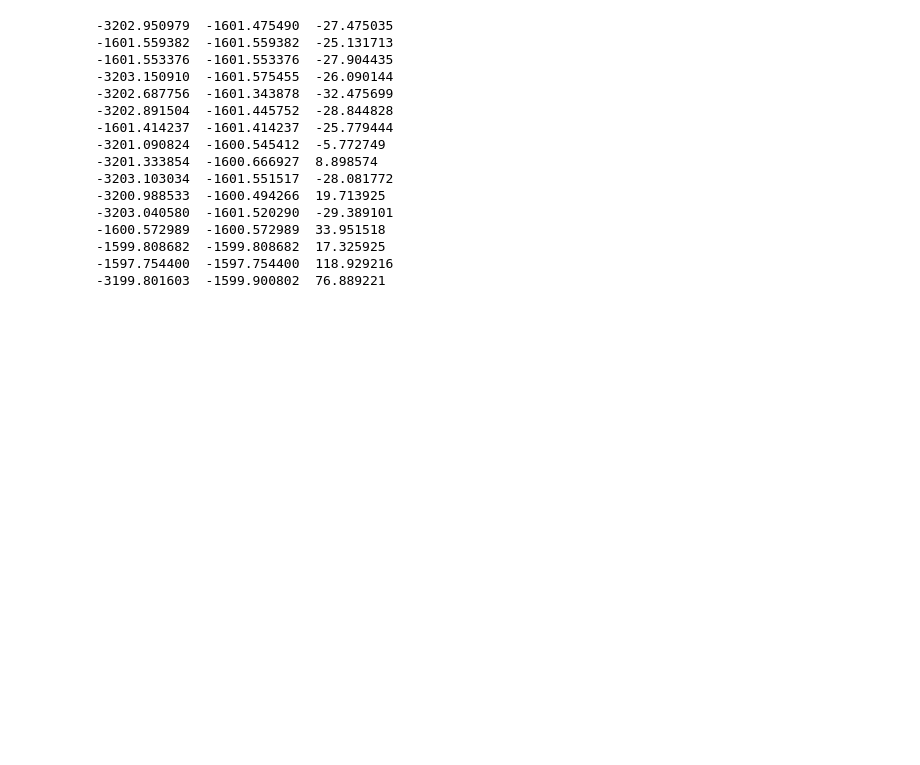
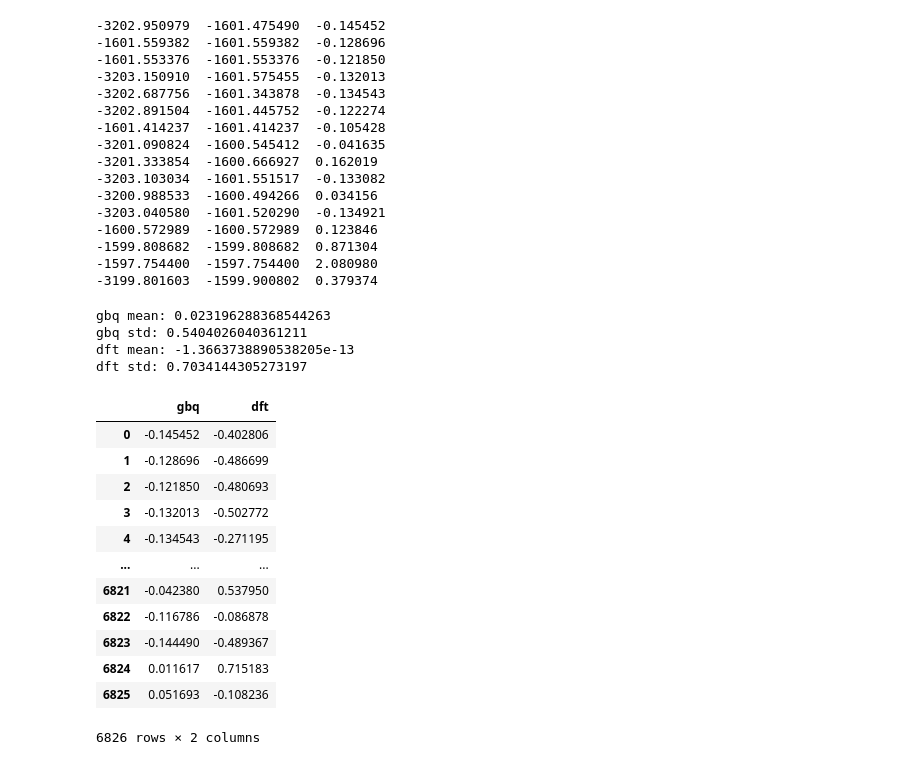
Before and after one commit to ortengren/as_mc, a Jupyter notebook: notebooks/cacelli_vs_dft.ipynb, the cells around one changed output. Drawn from its saved outputs; the diff is of its cells as text; code cells hidden in the pictures; blank space fills up the shorter version.

```diff
--- a/notebooks/cacelli_vs_dft.ipynb
+++ b/notebooks/cacelli_vs_dft.ipynb
@@ -20,23 +20,55 @@ gbq_energies.tofile("../data/gbq_energies.npy")
 en_frames = ase.io.read("../data/xyz_files/ellipsoids_with_axes_and_energies.xyz", ":")
 # %%
 for i, frame in enumerate(en_frames):
-    print(f"{frame.get_total_energy():.6f}  {(frame.info["energy_pa"] * 12):.6f}  {(gbq_energies[i] / len(frame)):.6f}")
+    print(f"{frame.get_total_energy():.6f}  {(frame.info["energy_pa"] * 12):.6f}  {(gbq_energies[i] / len(frames[i])):.6f}")
     if i >= 15:
         break
 # %% [output]
--3202.950979  -1601.475490  -27.475035
--1601.559382  -1601.559382  -25.131713
--1601.553376  -1601.553376  -27.904435
--3203.150910  -1601.575455  -26.090144
--3202.687756  -1601.343878  -32.475699
--3202.891504  -1601.445752  -28.844828
--1601.414237  -1601.414237  -25.779444
--3201.090824  -1600.545412  -5.772749
--3201.333854  -1600.666927  8.898574
--3203.103034  -1601.551517  -28.081772
--3200.988533  -1600.494266  19.713925
--3203.040580  -1601.520290  -29.389101
--1600.572989  -1600.572989  33.951518
--1599.808682  -1599.808682  17.325925
--1597.754400  -1597.754400  118.929216
--3199.801603  -1599.900802  76.889221
+-3202.950979  -1601.475490  -0.145452
+-1601.559382  -1601.559382  -0.128696
+-1601.553376  -1601.553376  -0.121850
+-3203.150910  -1601.575455  -0.132013
+-3202.687756  -1601.343878  -0.134543
+-3202.891504  -1601.445752  -0.122274
+-1601.414237  -1601.414237  -0.105428
+-3201.090824  -1600.545412  -0.041635
+-3201.333854  -1600.666927  0.162019
+-3203.103034  -1601.551517  -0.133082
+-3200.988533  -1600.494266  0.034156
+-3203.040580  -1601.520290  -0.134921
+-1600.572989  -1600.572989  0.123846
+-1599.808682  -1599.808682  0.871304
+-1597.754400  -1597.754400  2.080980
+-3199.801603  -1599.900802  0.379374
+# %%
+per_mol_dft = [frame.info["energy_pa"] * 12 for frame in en_frames]
+intramol_dft = np.mean(per_mol_dft)
+intermolecular_dft = [en - intramol_dft for en in per_mol_dft]
+per_mol_gbq = [gbq_energies[i] / len(frames[i]) for i in range(len(gbq_energies))]
+
+print(f"gbq mean: {np.mean(per_mol_gbq)}")
+print(f"gbq std: {np.std(per_mol_gbq)}")
+print(f"dft mean: {np.mean(intermolecular_dft)}")
+print(f"dft std: {np.std(intermolecular_dft)}")
+# %% [output]
+gbq mean: 0.023196288368544263
+gbq std: 0.5404026040361211
+dft mean: -1.3663738890538205e-13
+dft std: 0.7034144305273197
+# %%
+df = pd.DataFrame({"gbq": per_mol_gbq, "dft": intermolecular_dft})
+df
+# %% [output]
+|  | gbq | dft |
+| 0 | -0.145452 | -0.402806 |
+| 1 | -0.128696 | -0.486699 |
+| 2 | -0.121850 | -0.480693 |
+| 3 | -0.132013 | -0.502772 |
+| 4 | -0.134543 | -0.271195 |
+| ... | ... | ... |
+| 6821 | -0.042380 | 0.537950 |
+| 6822 | -0.116786 | -0.086878 |
+| 6823 | -0.144490 | -0.489367 |
+| 6824 | 0.011617 | 0.715183 |
+| 6825 | 0.051693 | -0.108236 |
+6826 rows × 2 columns
```
Also changed, not shown: parts of 6 cells of this notebook, 20 other files.
